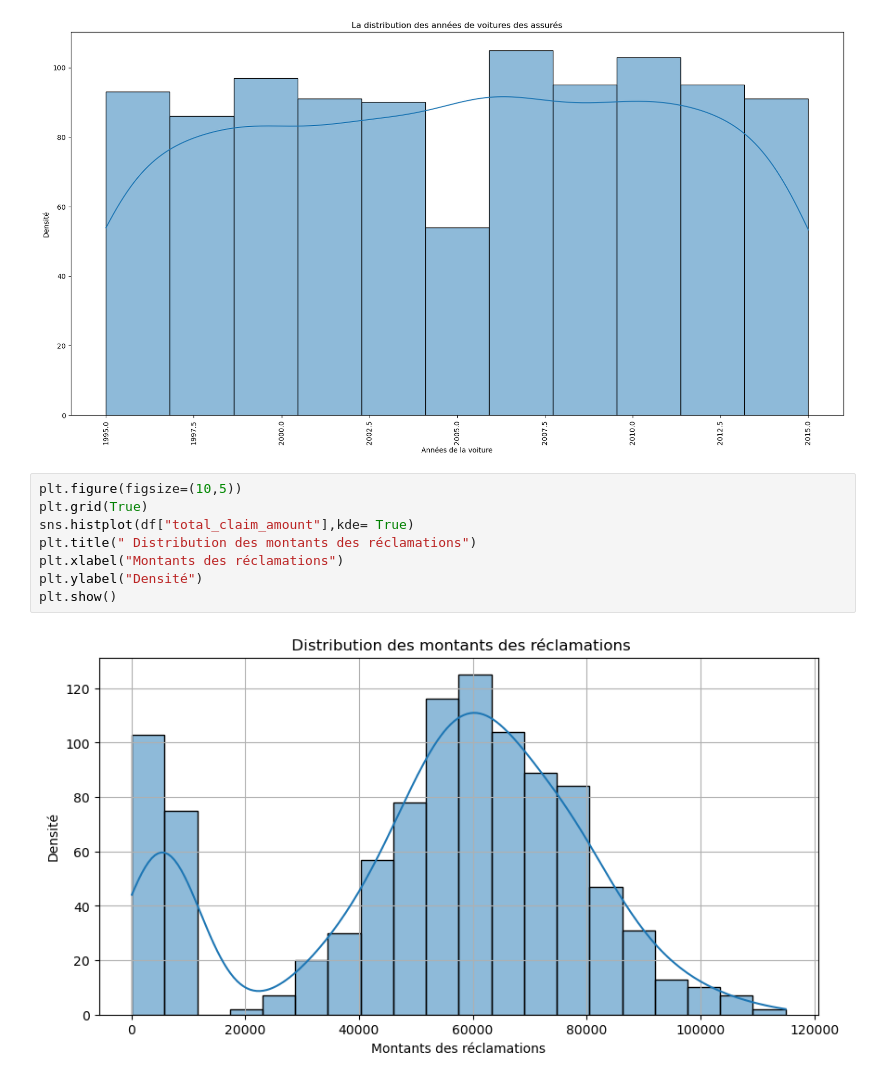
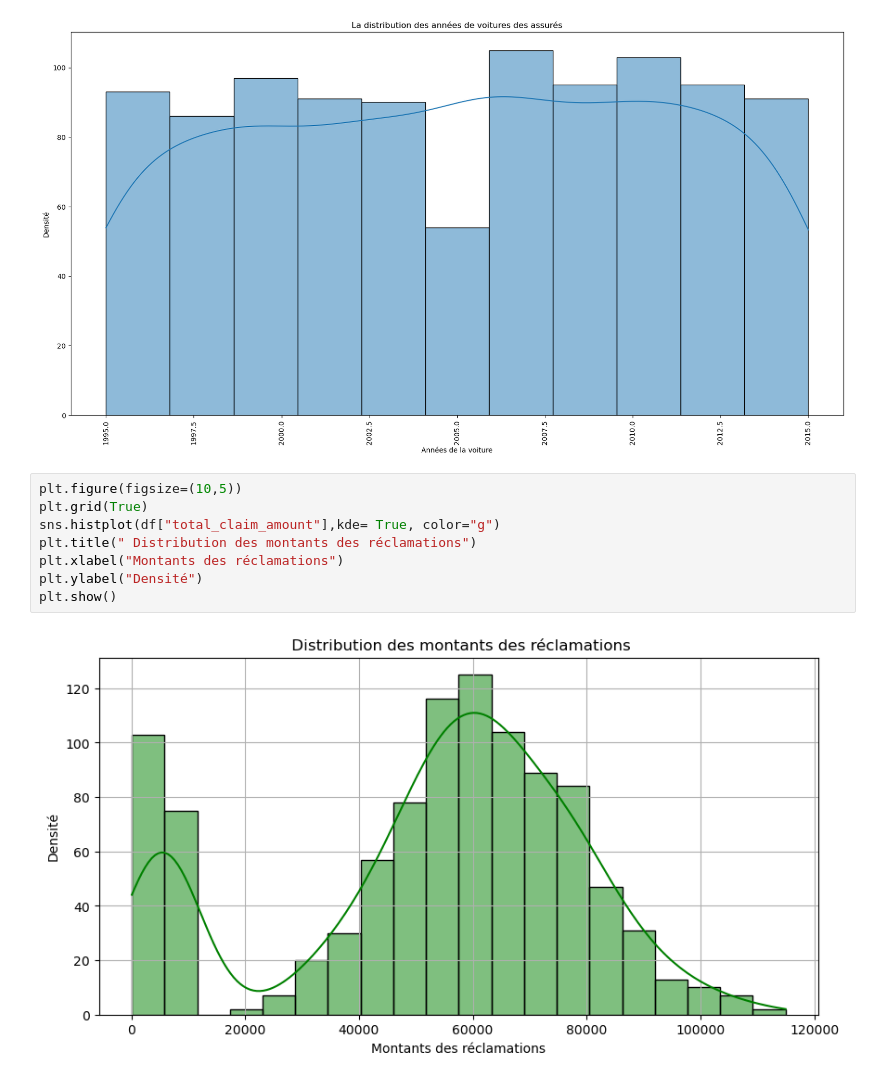
Before and after one commit to khelifaYacine/Donn-es-sur-les-r-clamations-d-assurance-auto, a Jupyter notebook: EDA_first_stup.ipynb, the cells around one changed output. Saved outputs shown, nothing was run; the diff lists cells and outputs as text.

```diff
--- a/EDA_first_stup.ipynb
+++ b/EDA_first_stup.ipynb
@@ -267,10 +267,10 @@ plt.show()
 # %%
 plt.figure(figsize=(10,5))
 plt.grid(True)
-sns.histplot(df["total_claim_amount"],kde= True)
+sns.histplot(df["total_claim_amount"],kde= True, color="g")
 plt.title(" Distribution des montants des réclamations")
 plt.xlabel("Montants des réclamations")
 plt.ylabel("Densité")
 plt.show()
 # %% [output]
-[figure, old version]
+[figure, new version]
```
Also changed, not shown: parts of 1 cell of this notebook.
